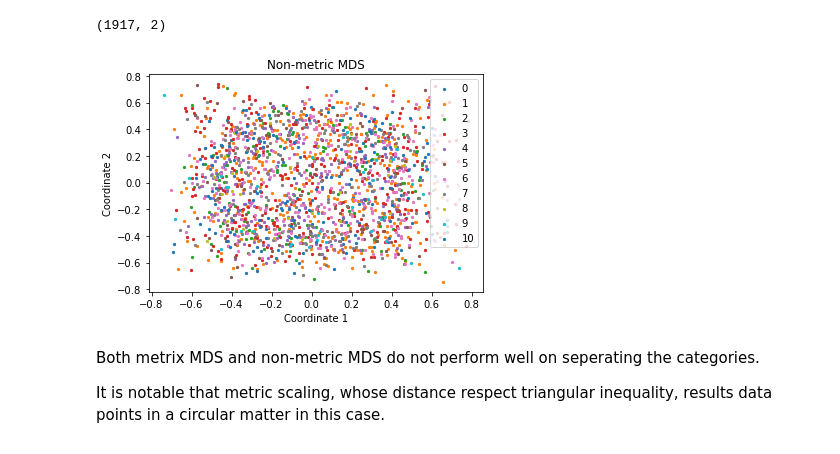
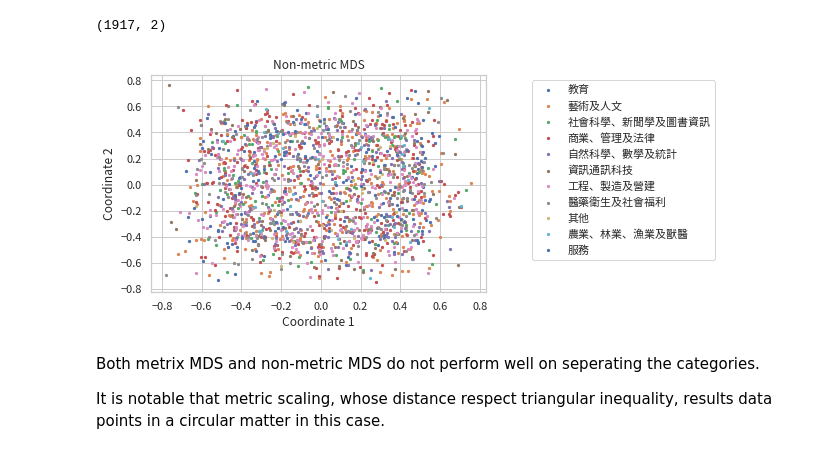
Before and after one commit to shaoyu0966/SLDL, a Jupyter notebook: hw3/hw3.ipynb, the cells around one changed output. Cells and saved outputs as stored; diff of their text form; code cells hidden in the pictures.

```diff
--- a/hw3/hw3.ipynb
+++ b/hw3/hw3.ipynb
@@ -538,16 +538,17 @@ projected shape = (1917, 8)
 from matplotlib import pyplot as plt
 from itertools import combinations
 
+plt.rcParams['font.family'] = ['Noto Sans CJK JP']
 category = colname_df['category_id'].to_numpy()
 
 for (i, j) in combinations(list(range(8)), 2):
     for c in set(category):
         x = projected[(category == c), i]
         y = projected[(category == c), j]
-        plt.scatter(x, y, label=c)
+        plt.scatter(x, y, label=category_levels[c], s=5)
         plt.title(f'Component {i+1} VS Component {j+1}')
         plt.xlabel(f'component {i+1}')
         plt.ylabel(f'component {j+1}')
-        plt.legend(loc='upper right')
+        plt.legend(loc='upper right', bbox_to_anchor=(1.7, 1))
     plt.show()
 # %% [output]
@@ -585,9 +586,9 @@ print(metric_projected.shape)
 for c in set(category):
     x = metric_projected[(category == c), 0]
     y = metric_projected[(category == c), 1]
-    plt.scatter(x, y, label=c, s=5)
+    plt.scatter(x, y, label=category_levels[c], s=5)
     plt.title(f'Metric MDS')
     plt.xlabel(f'Coordinate 1')
     plt.ylabel(f'Coordinate 2')
-    plt.legend(loc='upper right')
+    plt.legend(loc='upper right', bbox_to_anchor=(1.7, 1))
 # %% [output]
@@ -602,14 +603,14 @@ print(non_metric_projected.shape)
 # %%
 for c in set(category):
     x = non_metric_projected[(category == c), 0]
     y = non_metric_projected[(category == c), 1]
-    plt.scatter(x, y, label=c, s=5)
+    plt.scatter(x, y, label=category_levels[c], s=5)
     plt.title(f'Non-metric MDS')
     plt.xlabel(f'Coordinate 1')
     plt.ylabel(f'Coordinate 2')
-    plt.legend(loc='upper right')
+    plt.legend(loc='upper right', bbox_to_anchor=(1.7, 1))
 # %% [output]
-[figure, old version]
+[figure, new version]
 # %% [markdown]
 Both metrix MDS and non-metric MDS do not perform well on seperating the categories.
 
```
Also changed, not shown: parts of 13 cells of this notebook, 1 other file.
